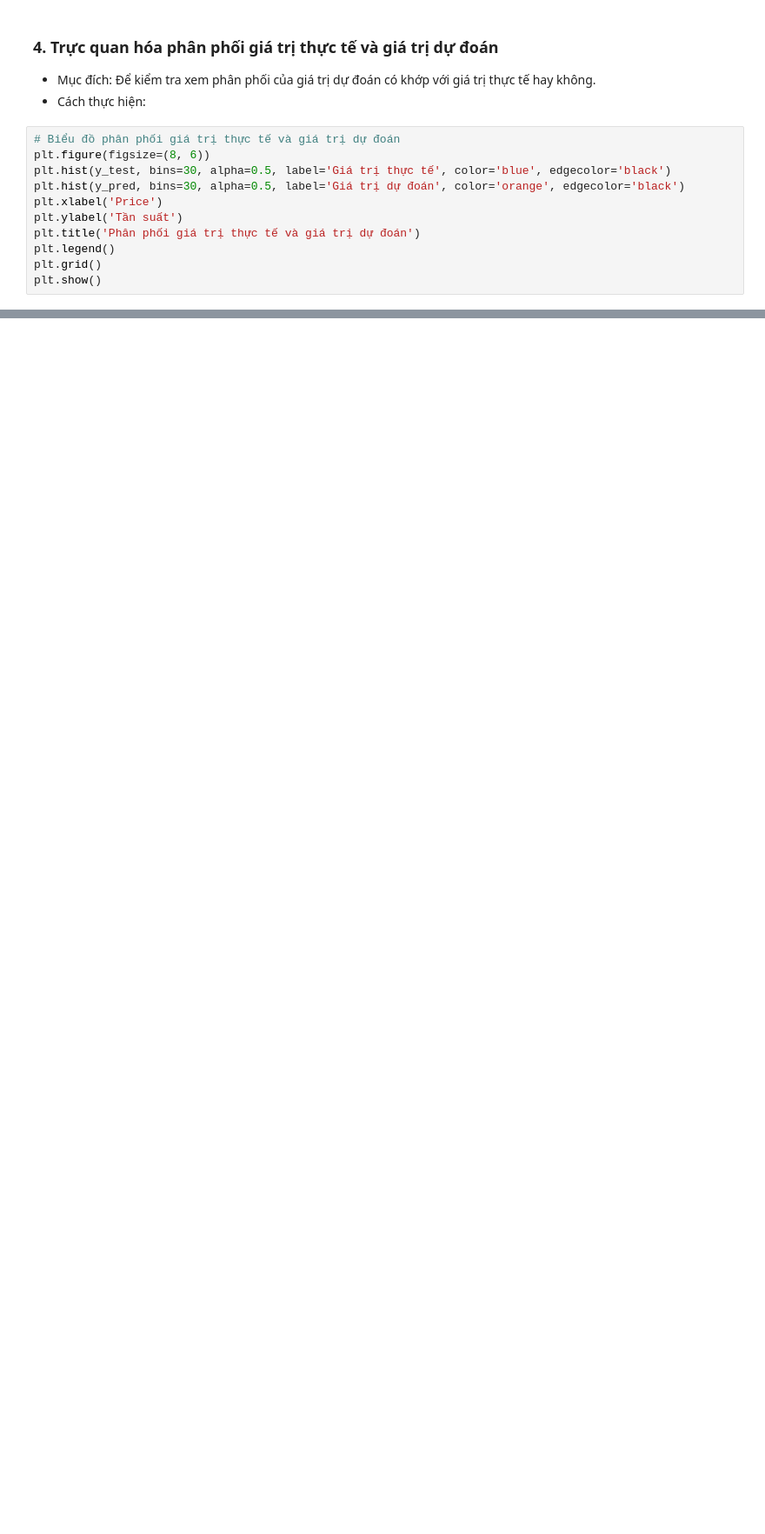
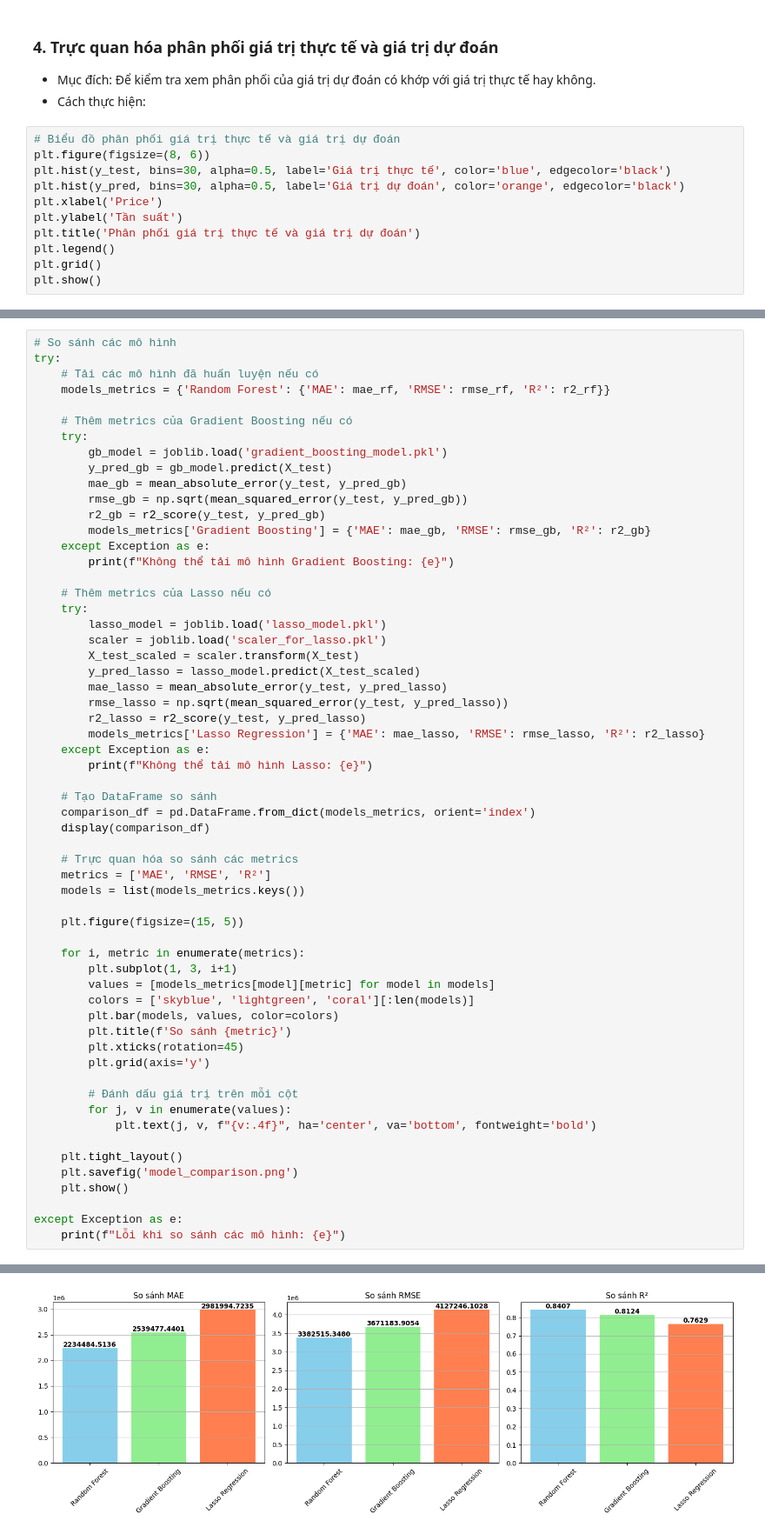
Before and after one commit to vulinhnopro2704/KHDL, a Jupyter notebook: code/GradientBoosting/gradient_boosting.ipynb, the cells around one changed output, grey strips where cells are left out. Shown at 87% size. Drawn from its saved outputs; the diff is of its cells as text; blank space fills up the shorter version.

```diff
--- a/code/GradientBoosting/gradient_boosting.ipynb
+++ b/code/GradientBoosting/gradient_boosting.ipynb
@@ -310,0 +523,60 @@ plt.show()
+# %%
+# So sánh các mô hình
+try:
+    # Tải các mô hình đã huấn luyện nếu có
+    models_metrics = {'Random Forest': {'MAE': mae_rf, 'RMSE': rmse_rf, 'R²': r2_rf}}
+
+    # Thêm metrics của Gradient Boosting nếu có
+    try:
+        gb_model = joblib.load('gradient_boosting_model.pkl')
+        y_pred_gb = gb_model.predict(X_test)
+        mae_gb = mean_absolute_error(y_test, y_pred_gb)
+        rmse_gb = np.sqrt(mean_squared_error(y_test, y_pred_gb))
+        r2_gb = r2_score(y_test, y_pred_gb)
+        models_metrics['Gradient Boosting'] = {'MAE': mae_gb, 'RMSE': rmse_gb, 'R²': r2_gb}
+    except Exception as e:
+        print(f"Không thể tải mô hình Gradient Boosting: {e}")
+
+    # Thêm metrics của Lasso nếu có
+    try:
+        lasso_model = joblib.load('lasso_model.pkl')
+        scaler = joblib.load('scaler_for_lasso.pkl')
+        X_test_scaled = scaler.transform(X_test)
+        y_pred_lasso = lasso_model.predict(X_test_scaled)
+        mae_lasso = mean_absolute_error(y_test, y_pred_lasso)
+        rmse_lasso = np.sqrt(mean_squared_error(y_test, y_pred_lasso))
+        r2_lasso = r2_score(y_test, y_pred_lasso)
+        models_metrics['Lasso Regression'] = {'MAE': mae_lasso, 'RMSE': rmse_lasso, 'R²': r2_lasso}
+    except Exception as e:
+        print(f"Không thể tải mô hình Lasso: {e}")
+
+    # Tạo DataFrame so sánh
+    comparison_df = pd.DataFrame.from_dict(models_metrics, orient='index')
+    display(comparison_df)
+
+    # Trực quan hóa so sánh các metrics
+    metrics = ['MAE', 'RMSE', 'R²']
+    models = list(models_metrics.keys())
+
+    plt.figure(figsize=(15, 5))
+
+    for i, metric in enumerate(metrics):
+        plt.subplot(1, 3, i+1)
+        values = [models_metrics[model][metric] for model in models]
+        colors = ['skyblue', 'lightgreen', 'coral'][:len(models)]
+        plt.bar(models, values, color=colors)
+        plt.title(f'So sánh {metric}')
+        plt.xticks(rotation=45)
+        plt.grid(axis='y')
+
+        # Đánh dấu giá trị trên mỗi cột
+        for j, v in enumerate(values):
+            plt.text(j, v, f"{v:.4f}", ha='center', va='bottom', fontweight='bold')
+
+    plt.tight_layout()
+    plt.savefig('model_comparison.png')
+    plt.show()
+
+except Exception as e:
+    print(f"Lỗi khi so sánh các mô hình: {e}")
+# %% [output]
@@ -310,0 +587 @@ plt.show()
+[figure, added]
```
Also changed, not shown: parts of 12 cells of this notebook, 5 other files.
